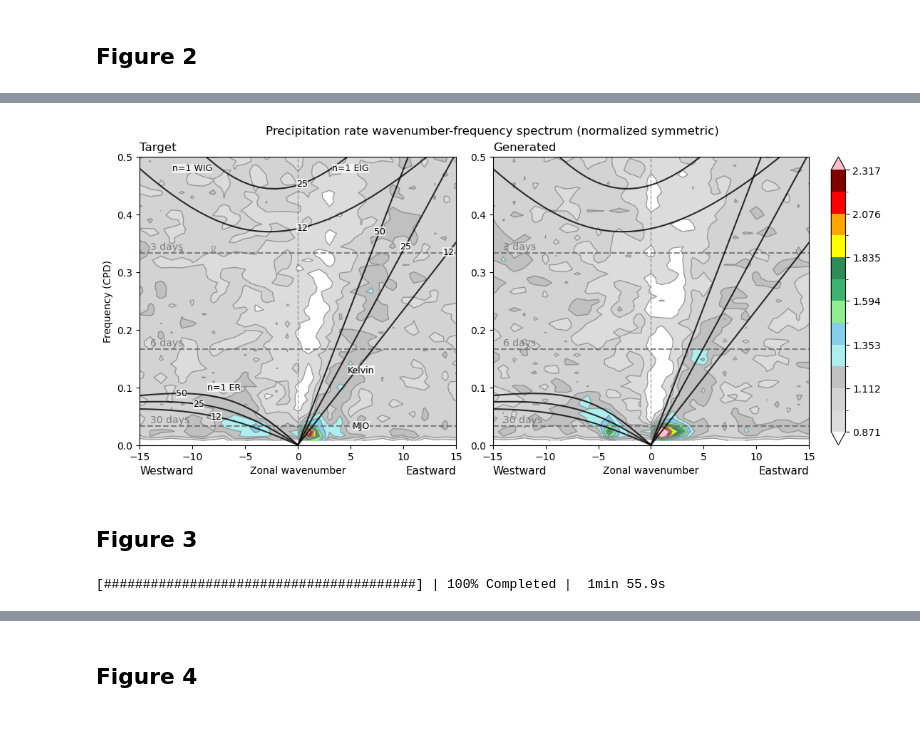
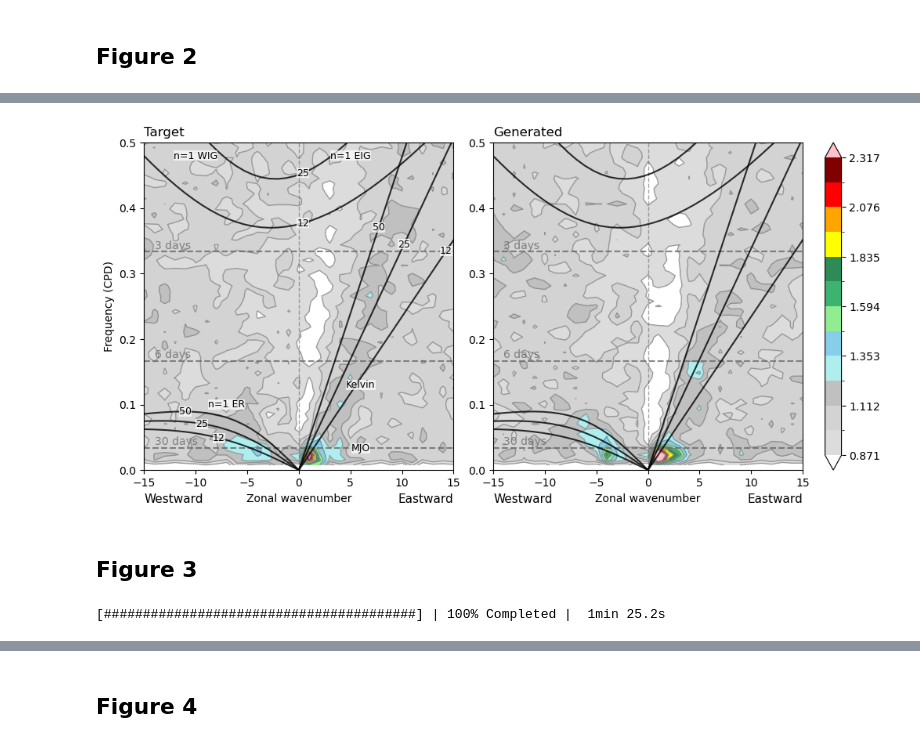
Before and after one commit to ai2cm/e3sm-v2-fme-manuscript, a Jupyter notebook: notebooks/figures.ipynb, the cells around one changed output, grey strips where cells are left out. Cells and saved outputs as stored; diff of their text form; code cells hidden in the pictures.

Commit message:
Update manuscript figures notebook

```diff
--- a/notebooks/figures.ipynb
+++ b/notebooks/figures.ipynb
@@ -41,6 +41,10 @@ if FLIP_LAT:
 else:
     LAT_BOUNDS = (15, -15)
 
+PRECIP_FACTOR = 86400
+PRECIP_UNITS = "mm/day"
+FLUX_UNITS = "W/m$^2$"
+
 OUTDIR = "./figs"
 # %%
 os.makedirs(OUTDIR, exist_ok=True)
@@ -105,7 +109,9 @@ Data variables: (12/67)
 da_precip = ds["surface_precipitation_rate"]
 
 with ProgressBar():
-    da_precip = da_precip.resample(time="1D").mean("time").compute()
+    da_precip = da_precip.resample(time="1D").mean("time").compute() * PRECIP_FACTOR
+
+da_precip.assign_attrs(units=PRECIP_UNITS)
 
 hist_range = da_precip.min().compute().item(), da_precip.max().compute().item()
 # %% [output]
@@ -221,9 +228,11 @@ Data variables:
 # %%
 fig, axs = plot_wavenumber_frequency_spectra(
     spectra,
     component="symmetric",
-    figsize=(11, 5),
+    figsize=(10, 5),
     plot_error=False,
 )
+fig.suptitle("")
+fig.show()
 # %% [output]
-[figure, old version]
+[figure, new version]
@@ -237,12 +248,17 @@ time_mean_bias = compute_time_mean_bias(
 # %%
 ref_da_precip = ref_ds["surface_precipitation_rate"]
 
+with ProgressBar():
+    ref_da_precip = ref_da_precip.resample(time="1D").mean("time").compute() * PRECIP_FACTOR
+
+ref_da_precip.assign_attrs(units=PRECIP_UNITS)
+
 ref_time_mean_bias = compute_time_mean_bias(
     ref_da_precip,
-    ds["surface_precipitation_rate"].sel(source="target")
+    da_precip.sel(source="target"),
 )
 # %% [output]
-[########################################] | 100% Completed |  1min 55.9s
+[########################################] | 100% Completed |  1min 25.2s
 # %%
 fig, axs = plot_time_mean_bias(
     time_mean_bias,
```
Also changed, not shown: parts of 18 cells of this notebook, 1 other file.
